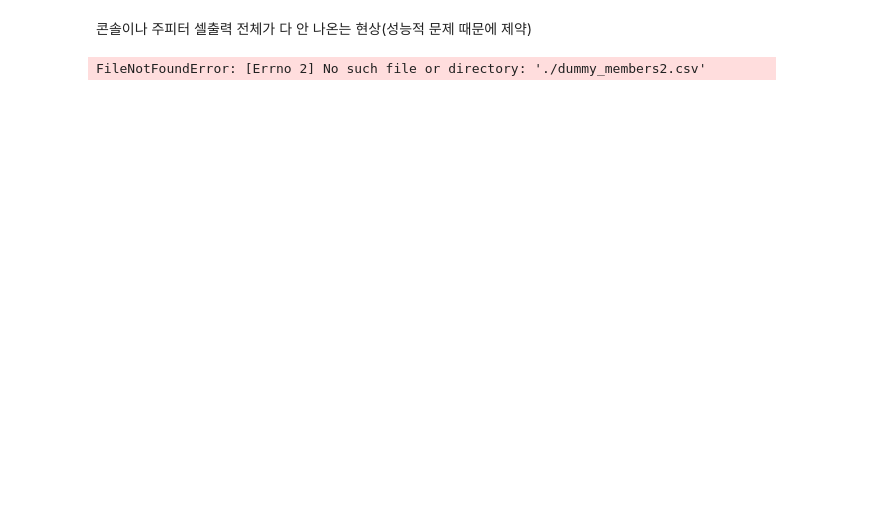
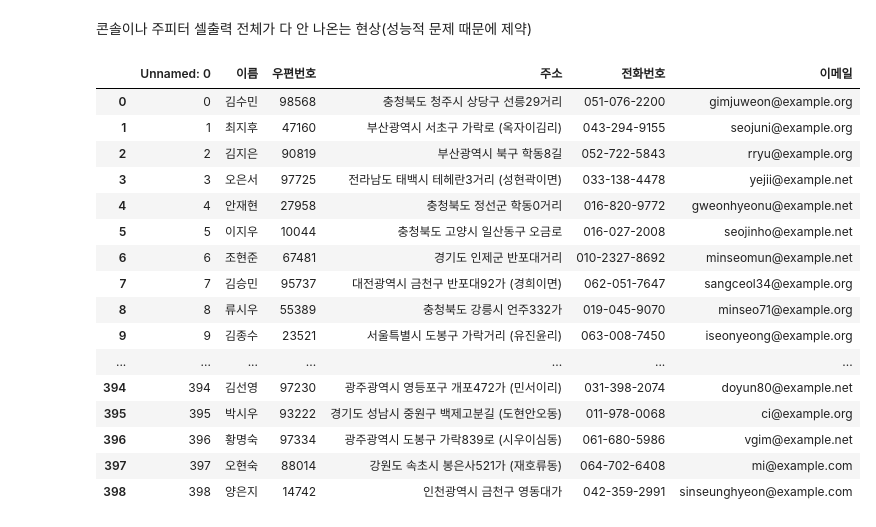
Before and after one commit to ohsangeun/bigdata-python-2023, a Jupyter notebook: Day04/py29_jupyter_start.ipynb, the cells around one changed output. Saved outputs shown, nothing was run; the diff lists cells and outputs as text; code cells hidden in the pictures; blank space fills up the shorter version.

```diff
--- a/Day04/py29_jupyter_start.ipynb
+++ b/Day04/py29_jupyter_start.ipynb
@@ -100,7 +100,27 @@ df
 # %% [markdown]
 콘솔이나 주피터 셀출력 전체가 다 안 나온는 현상(성능적 문제 때문에 제약)
 # %%
+import pandas as pd
+pd.options.display.max_rows = None # 데이터 전체 나오게 하기
+
 data = pd.read_csv('./dummy_members2.csv', encoding='utf-8')
+
 data
 # %% [output]
-FileNotFoundError: [Errno 2] No such file or directory: './dummy_members2.csv'
+|  | Unnamed: 0 | 이름 | 우편번호 | 주소 | 전화번호 | 이메일 |
+| 0 | 0 | 김수민 | 98568 | 충청북도 청주시 상당구 선릉29거리 | 051-076-2200 | gimjuweon@example.org |
+| 1 | 1 | 최지후 | 47160 | 부산광역시 서초구 가락로 (옥자이김리) | 043-294-9155 | seojuni@example.org |
+| 2 | 2 | 김지은 | 90819 | 부산광역시 북구 학동8길 | 052-722-5843 | rryu@example.org |
+| 3 | 3 | 오은서 | 97725 | 전라남도 태백시 테헤란3거리 (성현곽이면) | 033-138-4478 | yejii@example.net |
+| 4 | 4 | 안재현 | 27958 | 충청북도 정선군 학동0거리 | 016-820-9772 | gweonhyeonu@example.net |
+| 5 | 5 | 이지우 | 10044 | 충청북도 고양시 일산동구 오금로 | 016-027-2008 | seojinho@example.net |
+| 6 | 6 | 조현준 | 67481 | 경기도 인제군 반포대거리 | 010-2327-8692 | minseomun@example.net |
+| 7 | 7 | 김승민 | 95737 | 대전광역시 금천구 반포대92가 (경희이면) | 062-051-7647 | sangceol34@example.org |
+| 8 | 8 | 류시우 | 55389 | 충청북도 강릉시 언주332가 | 019-045-9070 | minseo71@example.org |
+| 9 | 9 | 김종수 | 23521 | 서울특별시 도봉구 가락거리 (유진윤리) | 063-008-7450 | iseonyeong@example.org |
+| ... | ... | ... | ... | ... | ... | ... |
+| 394 | 394 | 김선영 | 97230 | 광주광역시 영등포구 개포472가 (민서이리) | 031-398-2074 | doyun80@example.net |
+| 395 | 395 | 박시우 | 93222 | 경기도 성남시 중원구 백제고분길 (도현안오동) | 011-978-0068 | ci@example.org |
+| 396 | 396 | 황명숙 | 97334 | 광주광역시 도봉구 가락839로 (시우이심동) | 061-680-5986 | vgim@example.net |
+| 397 | 397 | 오현숙 | 88014 | 강원도 속초시 봉은사521가 (재호류동) | 064-702-6408 | mi@example.com |
+| 398 | 398 | 양은지 | 14742 | 인천광역시 금천구 영동대가 | 042-359-2991 | sinseunghyeon@example.com |
```
Also changed, not shown: 5 other files.
